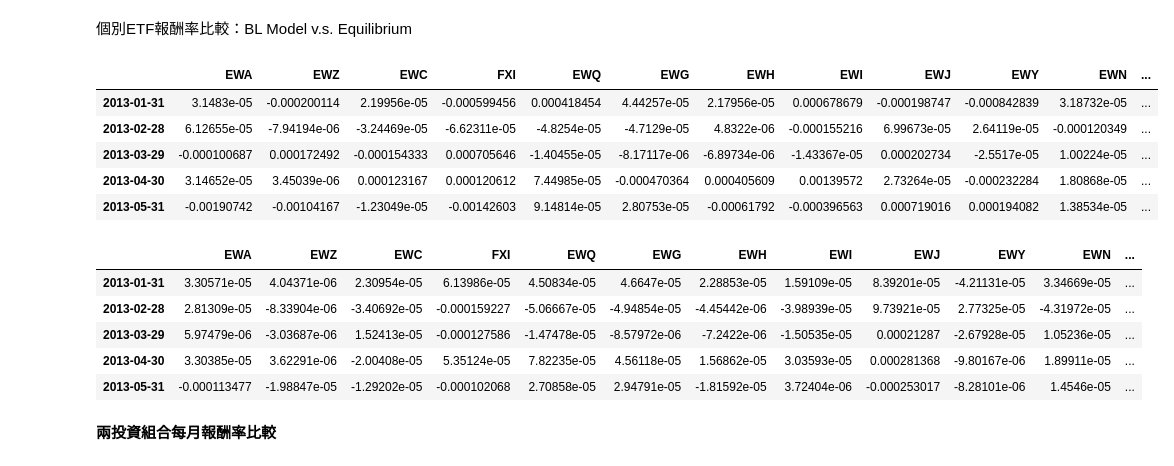
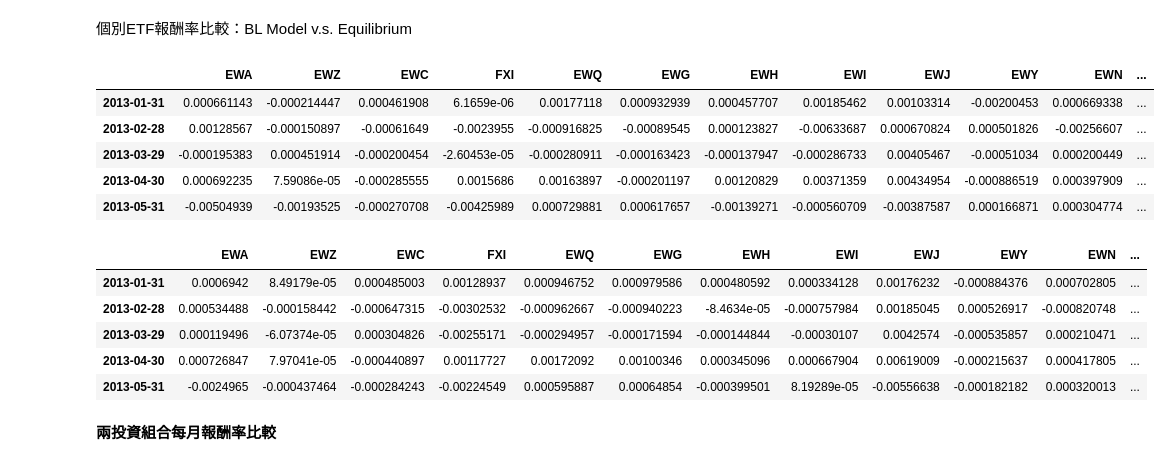
Before and after one commit to daphnetykuo/Studies_of_Robo_Advisors, a Jupyter notebook: Application of Blacklitterman Model/main_BlackLitterman Model.ipynb, the cells around one changed output. Drawn from its saved outputs; the diff is of its cells as text; code cells hidden in the pictures.

```diff
--- a/Application of Blacklitterman Model/main_BlackLitterman Model.ipynb
+++ b/Application of Blacklitterman Model/main_BlackLitterman Model.ipynb
@@ -130,7 +130,8 @@ for y in range(2005, 2013):
         time = str(y)+'-'+str(m)   #這個月
         #print(time)
         if time != '2005-1':
-            tmp_ret = returns[time].mean()    #series   #若沒有取mean,則為dataframe
+            days = returns[time].shape[0]
+            tmp_ret = returns[time].mean()*days    #series   #若沒有取mean,則為dataframe
             monthly_q_kd = float(tmp_weight_kd[time].dot(tmp_ret).to_numpy())
             q_kd.append(monthly_q_kd)
         else:
@@ -195,7 +196,8 @@ for y in range(2005, 2013):
         time = str(y)+'-'+str(m)   #這個月
         #print(time)
         if time != '2005-1':
-            tmp_ret = returns[time].mean()    #series   #若沒有取mean,則為dataframe
+            days = returns[time].shape[0]
+            tmp_ret = returns[time].mean()*days   #series   #若沒有取mean,則為dataframe
             monthly_q_ma = float(tmp_weight_ma[time].dot(tmp_ret).to_numpy())
             q_ma.append(monthly_q_ma)
         else:
@@ -319,25 +321,27 @@ w_bl.head()
 # %%
 # BL Model各資產每月報酬率
 returns_bl = pd.DataFrame(columns=tickers,index=pd.date_range('2013/1/1','2019/12/31', freq='BM'))
 for time in period_2:
-    r = np.array(returns[time].mean().values)
+    days = returns[time].shape[0]
+    r = np.array(returns[time].mean().values)*days
     w = w_bl[time].values
     tmp_ret_bl = r * w
     returns_bl[time] = tmp_ret_bl
 
 returns_bl.head()
 # %% [output]
 |  | EWA | EWZ | EWC | FXI | EWQ | EWG | EWH | EWI | EWJ | EWY | EWN | ... |
-| 2013-01-31 | 3.1483e-05 | -0.000200114 | 2.19956e-05 | -0.000599456 | 0.000418454 | 4.44257e-05 | 2.17956e-05 | 0.000678679 | -0.000198747 | -0.000842839 | 3.18732e-05 | ... |
-| 2013-02-28 | 6.12655e-05 | -7.94194e-06 | -3.24469e-05 | -6.62311e-05 | -4.8254e-05 | -4.7129e-05 | 4.8322e-06 | -0.000155216 | 6.99673e-05 | 2.64119e-05 | -0.000120349 | ... |
-| 2013-03-29 | -0.000100687 | 0.000172492 | -0.000154333 | 0.000705646 | -1.40455e-05 | -8.17117e-06 | -6.89734e-06 | -1.43367e-05 | 0.000202734 | -2.5517e-05 | 1.00224e-05 | ... |
-| 2013-04-30 | 3.14652e-05 | 3.45039e-06 | 0.000123167 | 0.000120612 | 7.44985e-05 | -0.000470364 | 0.000405609 | 0.00139572 | 2.73264e-05 | -0.000232284 | 1.80868e-05 | ... |
-| 2013-05-31 | -0.00190742 | -0.00104167 | -1.23049e-05 | -0.00142603 | 9.14814e-05 | 2.80753e-05 | -0.00061792 | -0.000396563 | 0.000719016 | 0.000194082 | 1.38534e-05 | ... |
+| 2013-01-31 | 0.000661143 | -0.000214447 | 0.000461908 | 6.1659e-06 | 0.00177118 | 0.000932939 | 0.000457707 | 0.00185462 | 0.00103314 | -0.00200453 | 0.000669338 | ... |
+| 2013-02-28 | 0.00128567 | -0.000150897 | -0.00061649 | -0.0023955 | -0.000916825 | -0.00089545 | 0.000123827 | -0.00633687 | 0.000670824 | 0.000501826 | -0.00256607 | ... |
+| 2013-03-29 | -0.000195383 | 0.000451914 | -0.000200454 | -2.60453e-05 | -0.000280911 | -0.000163423 | -0.000137947 | -0.000286733 | 0.00405467 | -0.00051034 | 0.000200449 | ... |
+| 2013-04-30 | 0.000692235 | 7.59086e-05 | -0.000285555 | 0.0015686 | 0.00163897 | -0.000201197 | 0.00120829 | 0.00371359 | 0.00434954 | -0.000886519 | 0.000397909 | ... |
+| 2013-05-31 | -0.00504939 | -0.00193525 | -0.000270708 | -0.00425989 | 0.000729881 | 0.000617657 | -0.00139271 | -0.000560709 | -0.00387587 | 0.000166871 | 0.000304774 | ... |
 # %%
 # Equilibrium 各資產每月報酬率
 returns_eq = pd.DataFrame(columns=tickers,index=pd.date_range('2013/1/1','2019/12/31', freq='BM'))
 for time in period_2:
-    r = np.array(returns[time].mean().values)
+    days = returns[time].shape[0]
+    r = np.array(returns[time].mean().values)*days
     w = w_eq
     tmp_ret_eq = r * w
     #print("port ret:", tmp_ret_eq)
@@ -346,11 +350,11 @@ for time in period_2:
 returns_eq.head()
 # %% [output]
 |  | EWA | EWZ | EWC | FXI | EWQ | EWG | EWH | EWI | EWJ | EWY | EWN | ... |
-| 2013-01-31 | 3.30571e-05 | 4.04371e-06 | 2.30954e-05 | 6.13986e-05 | 4.50834e-05 | 4.6647e-05 | 2.28853e-05 | 1.59109e-05 | 8.39201e-05 | -4.21131e-05 | 3.34669e-05 | ... |
-| 2013-02-28 | 2.81309e-05 | -8.33904e-06 | -3.40692e-05 | -0.000159227 | -5.06667e-05 | -4.94854e-05 | -4.45442e-06 | -3.98939e-05 | 9.73921e-05 | 2.77325e-05 | -4.31972e-05 | ... |
-| 2013-03-29 | 5.97479e-06 | -3.03687e-06 | 1.52413e-05 | -0.000127586 | -1.47478e-05 | -8.57972e-06 | -7.2422e-06 | -1.50535e-05 | 0.00021287 | -2.67928e-05 | 1.05236e-05 | ... |
-| 2013-04-30 | 3.30385e-05 | 3.62291e-06 | -2.00408e-05 | 5.35124e-05 | 7.82235e-05 | 4.56118e-05 | 1.56862e-05 | 3.03593e-05 | 0.000281368 | -9.80167e-06 | 1.89911e-05 | ... |
-| 2013-05-31 | -0.000113477 | -1.98847e-05 | -1.29202e-05 | -0.000102068 | 2.70858e-05 | 2.94791e-05 | -1.81592e-05 | 3.72404e-06 | -0.000253017 | -8.28101e-06 | 1.4546e-05 | ... |
+| 2013-01-31 | 0.0006942 | 8.49179e-05 | 0.000485003 | 0.00128937 | 0.000946752 | 0.000979586 | 0.000480592 | 0.000334128 | 0.00176232 | -0.000884376 | 0.000702805 | ... |
+| 2013-02-28 | 0.000534488 | -0.000158442 | -0.000647315 | -0.00302532 | -0.000962667 | -0.000940223 | -8.4634e-05 | -0.000757984 | 0.00185045 | 0.000526917 | -0.000820748 | ... |
+| 2013-03-29 | 0.000119496 | -6.07374e-05 | 0.000304826 | -0.00255171 | -0.000294957 | -0.000171594 | -0.000144844 | -0.00030107 | 0.0042574 | -0.000535857 | 0.000210471 | ... |
+| 2013-04-30 | 0.000726847 | 7.97041e-05 | -0.000440897 | 0.00117727 | 0.00172092 | 0.00100346 | 0.000345096 | 0.000667904 | 0.00619009 | -0.000215637 | 0.000417805 | ... |
+| 2013-05-31 | -0.0024965 | -0.000437464 | -0.000284243 | -0.00224549 | 0.000595887 | 0.00064854 | -0.000399501 | 8.19289e-05 | -0.00556638 | -0.000182182 | 0.000320013 | ... |
 # %% [markdown]
 <b>兩投資組合每月報酬率比較
 # %%
```
Also changed, not shown: parts of 17 cells of this notebook, 5 other files.
